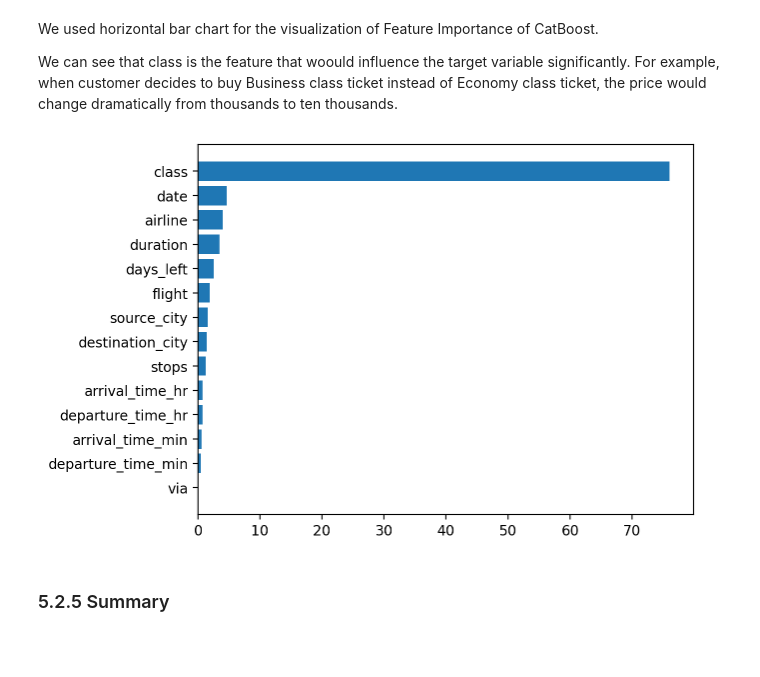
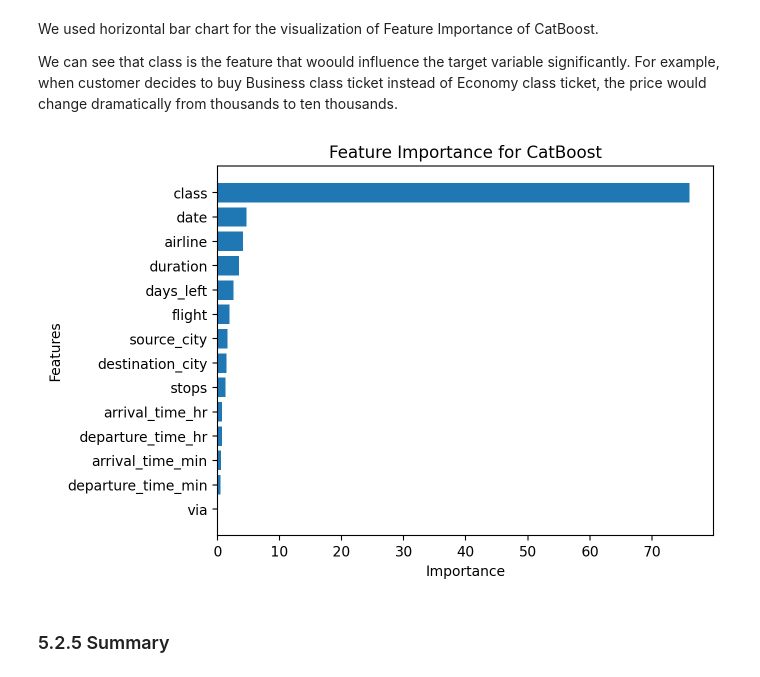
Before and after one commit to yjoer/flight-price-prediction, a Jupyter notebook: notebook.ipynb, the cells around one changed output. Drawn from its saved outputs; the diff is of its cells as text; code cells hidden in the pictures; blank space fills up the shorter version.

```diff
--- a/notebook.ipynb
+++ b/notebook.ipynb
@@ -1015,15 +1021,18 @@ We can see that class is the feature that woould influence the target variable s
 # %%
 catb_importance_named = dict()
 
 for i, weight in enumerate(catb.feature_importances_):
   catb_importance_named[features[i]] = weight
 
 catb_importance_named = dict(sorted(catb_importance_named.items(), key=lambda item: item[1]))
 
 plt.barh(list(catb_importance_named.keys()), catb_importance_named.values())
+plt.title("Feature Importance for CatBoost")
+plt.xlabel("Importance")
+plt.ylabel("Features")
 plt.show()
 # %% [output]
-[figure, old version]
+[figure, new version]
 # %% [markdown]
 ### 5.2.5 Summary
 # %% [markdown]
```
Also changed, not shown: parts of 2 cells of this notebook.
